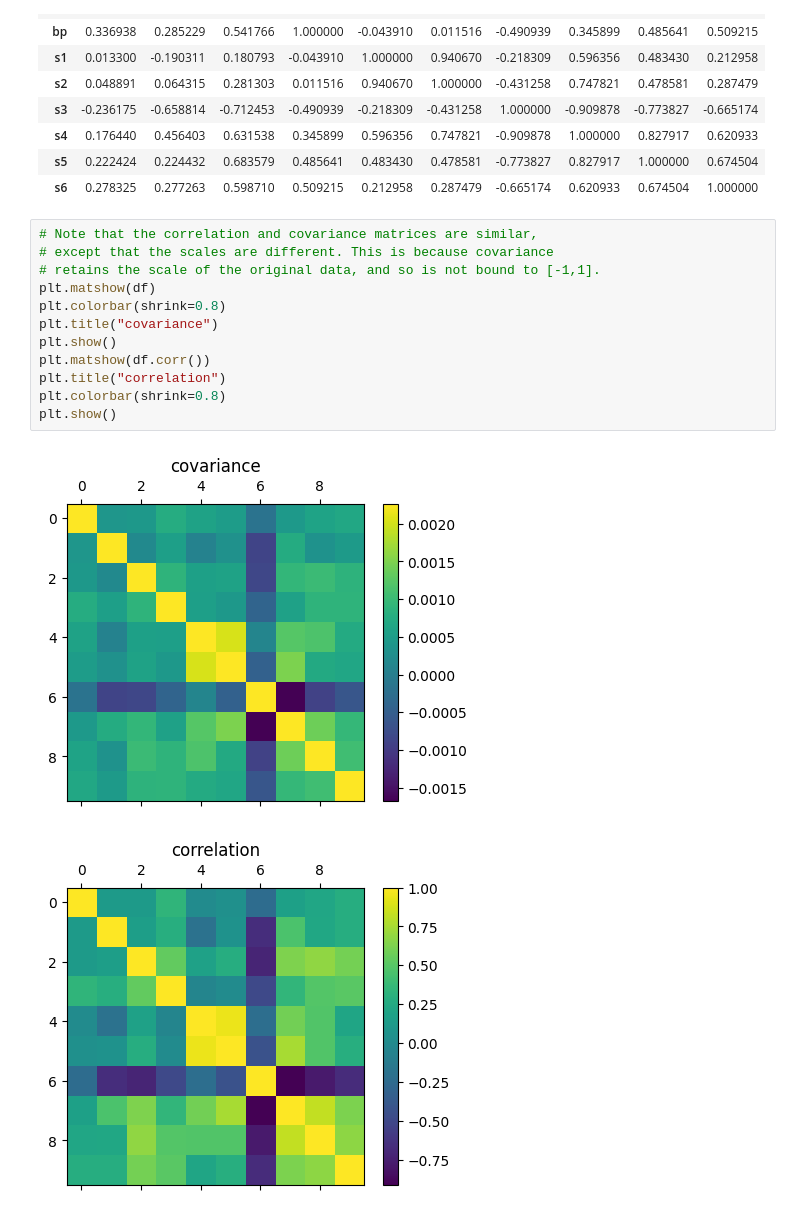
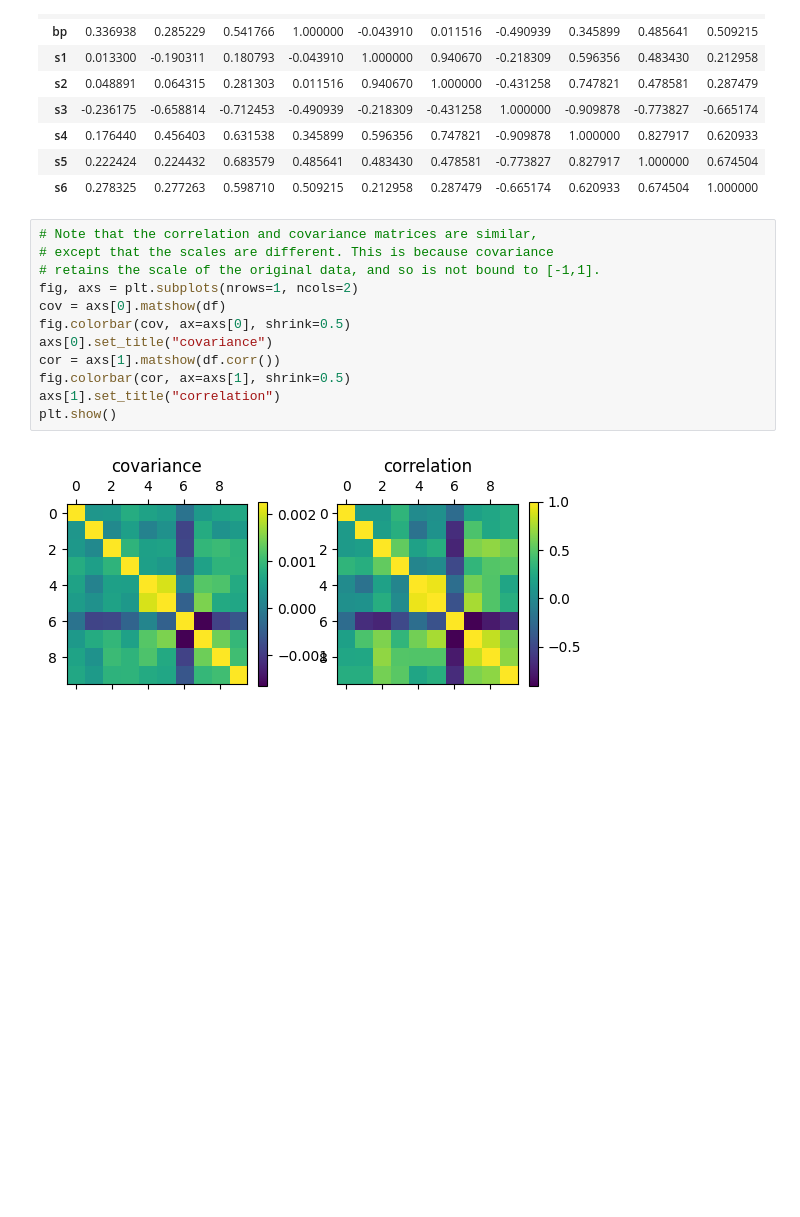
Before and after one commit to solarecho3/vectors, a Jupyter notebook: vectors.ipynb, the cells around one changed output. Saved outputs shown, nothing was run; the diff lists cells and outputs as text; blank space fills up the shorter version.

Commit message:
covariance correlation subplots

```diff
--- a/vectors.ipynb
+++ b/vectors.ipynb
@@ -2126,15 +2126,14 @@ display("Pearson Correlation", df.corr())
 # %%
 # Note that the correlation and covariance matrices are similar,
 # except that the scales are different. This is because covariance
 # retains the scale of the original data, and so is not bound to [-1,1].
-plt.matshow(df)
-plt.colorbar(shrink=0.8)
-plt.title("covariance")
+fig, axs = plt.subplots(nrows=1, ncols=2)
+cov = axs[0].matshow(df)
+fig.colorbar(cov, ax=axs[0], shrink=0.5)
+axs[0].set_title("covariance")
+cor = axs[1].matshow(df.corr())
+fig.colorbar(cor, ax=axs[1], shrink=0.5)
+axs[1].set_title("correlation")
 plt.show()
-plt.matshow(df.corr())
-plt.title("correlation")
-plt.colorbar(shrink=0.8)
-plt.show()
 # %% [output]
-[figure, old version]
+[figure, new version]
-[figure, removed]
```
